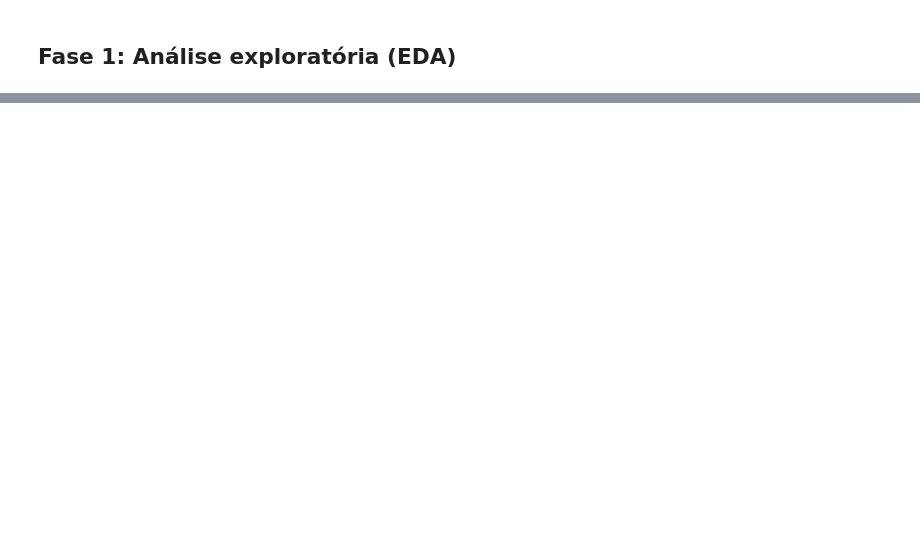
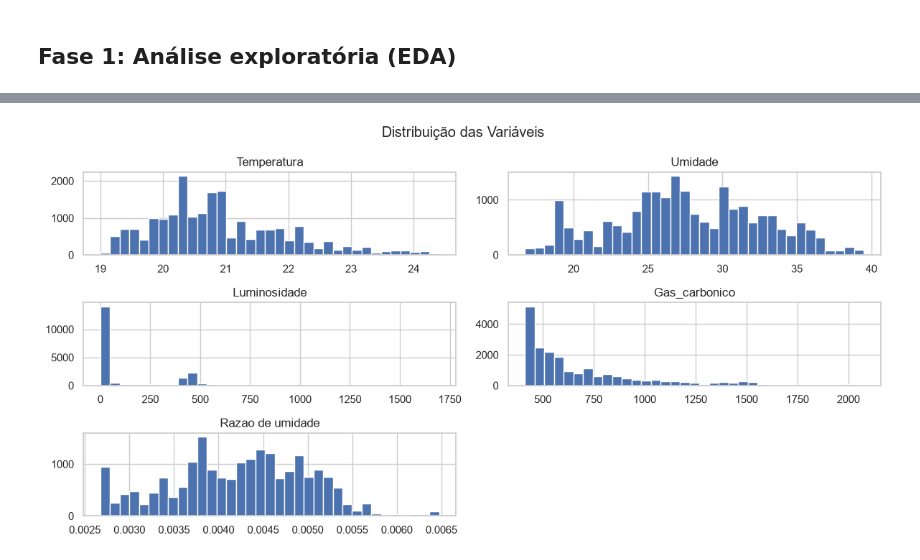
Before and after one commit to gtvgiaco/pipeline_ocupacao, a Jupyter notebook: notebooks/pipeline_preditivo_ocupacao.ipynb, the cells around one changed output, grey strips where cells are left out. Drawn from its saved outputs; the diff is of its cells as text; code cells hidden in the pictures; blank space fills up the shorter version.

```diff
--- a/notebooks/pipeline_preditivo_ocupacao.ipynb
+++ b/notebooks/pipeline_preditivo_ocupacao.ipynb
@@ -16,7 +16,7 @@ from sklearn.metrics import accuracy_score, classification_report, confusion_mat
 
 #Configurações dos gráficos
 sns.set_theme(style="whitegrid")
-plt.rcParams["figure.figsize"] = (10, 5)
+plt.rcParams["figure.figsize"] = (12, 6)
 # %% [markdown]
 ## Carregamento dos dados (occupancy_completo.csv)
 # %%
@@ -106,0 +96,17 @@ ValueError: hist method requires numerical or datetime columns, nothing to plot.
+# %%
+preditoras_traducao = {
+    'Temperature': 'Temperatura',
+    'Humidity': 'Umidade',
+    'Light': 'Luminosidade',
+    'CO2': 'Gas_carbonico',
+    'HumidityRatio': 'Razao de umidade'
+}
+
+colunas_preditoras = ['Temperature', 'Humidity', 'Light', 'CO2', 'HumidityRatio']
+
+dados[colunas_preditoras].rename(columns=preditoras_traducao).hist(bins=35)
+plt.suptitle("Distribuição das Variáveis")
+plt.tight_layout()
+plt.show()
+# %% [output]
+[figure, added]
```
Also changed, not shown: parts of 11 cells of this notebook.
